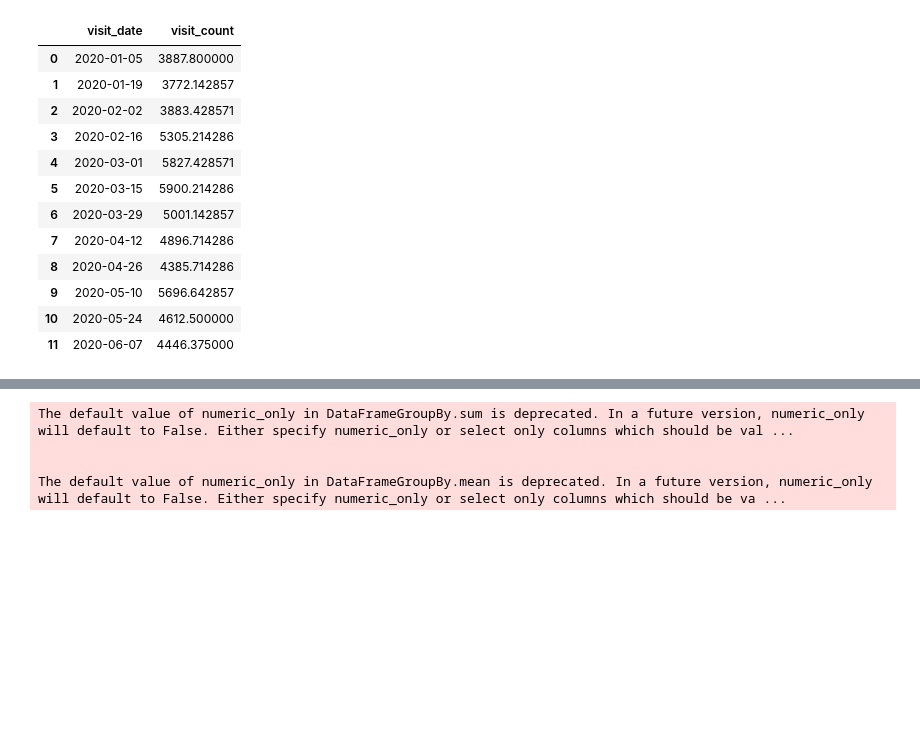
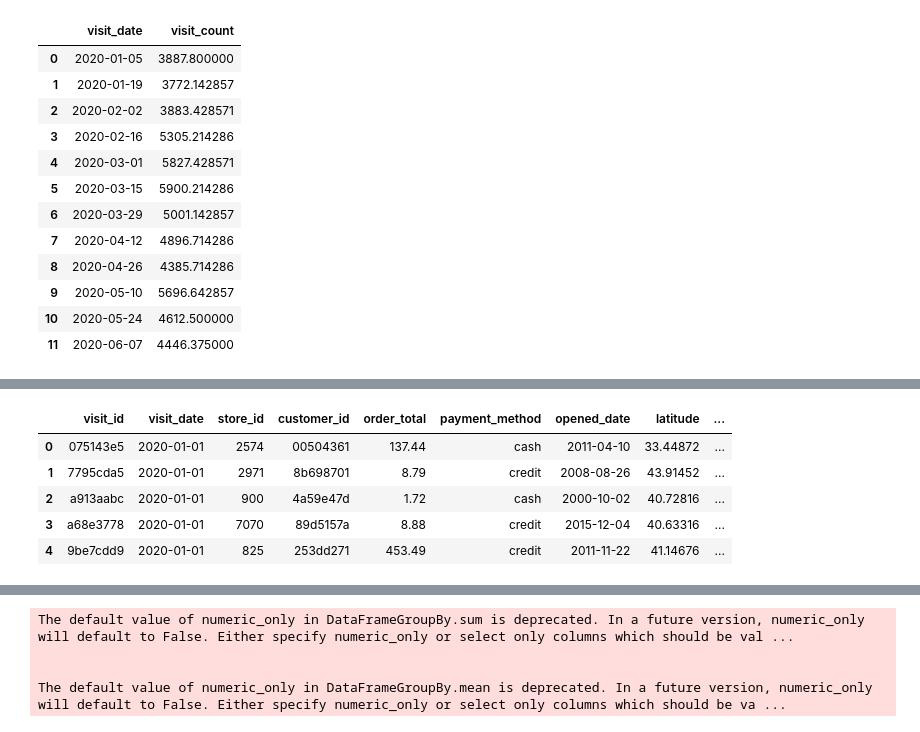
Before and after one commit to Launchpad-Analytics/Workshop-FootTrafficDashboard, a Jupyter notebook: 02 - dashboard-analysis.ipynb, the cells around one changed output, grey strips where cells are left out. Cells and saved outputs as stored; diff of their text form; code cells hidden in the pictures; blank space fills up the shorter version.

```diff
--- a/02 - dashboard-analysis.ipynb
+++ b/02 - dashboard-analysis.ipynb
@@ -87,0 +93,4 @@ ImportError: matplotlib is required for plotting when the default backend "matpl
+# %%
+members = visits[visits["is_member"] == True]
+member_spend = members.groupby("customer_id").sum()["order_total"].reset_index()
+member_spend
@@ -87,0 +111,4 @@ ImportError: matplotlib is required for plotting when the default backend "matpl
+# %%
+member_spend["member_tier"] = pd.qcut(member_spend["order_total"], [0, 0.5, 0.90, 1], labels=["bronze", "silver", "gold"])
+display(member_spend.head())
+display(member_spend["member_tier"].value_counts())
@@ -87,0 +126,11 @@ ImportError: matplotlib is required for plotting when the default backend "matpl
+# %%
+visits = visits.merge(member_spend[["customer_id", "member_tier"]], on="customer_id", how="left")
+visits["member_tier"] = visits["member_tier"].astype("string").fillna("Nonmember").astype("category")
+visits.head()
+# %% [output]
+|  | visit_id | visit_date | store_id | customer_id | order_total | payment_method | opened_date | latitude | ... |
+| 0 | 075143e5 | 2020-01-01 | 2574 | 00504361 | 137.44 | cash | 2011-04-10 | 33.44872 | ... |
+| 1 | 7795cda5 | 2020-01-01 | 2971 | 8b698701 | 8.79 | credit | 2008-08-26 | 43.91452 | ... |
+| 2 | a913aabc | 2020-01-01 | 900 | 4a59e47d | 1.72 | cash | 2000-10-02 | 40.72816 | ... |
+| 3 | a68e3778 | 2020-01-01 | 7070 | 89d5157a | 8.88 | credit | 2015-12-04 | 40.63316 | ... |
+| 4 | 9be7cdd9 | 2020-01-01 | 825 | 253dd271 | 453.49 | credit | 2011-11-22 | 41.14676 | ... |
```
Also changed, not shown: parts of 14 cells of this notebook, 2 other files.
